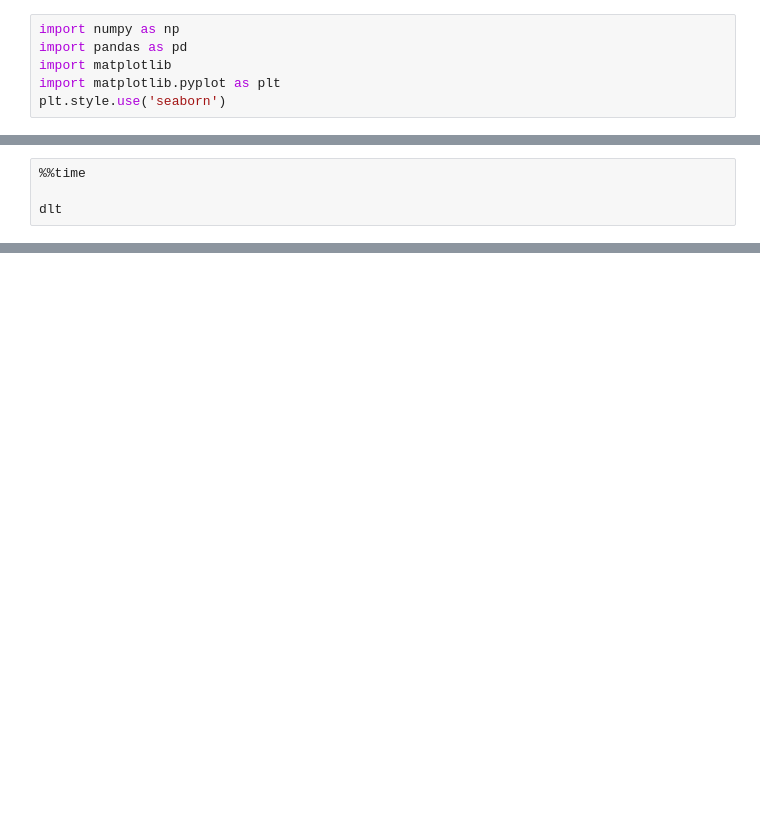
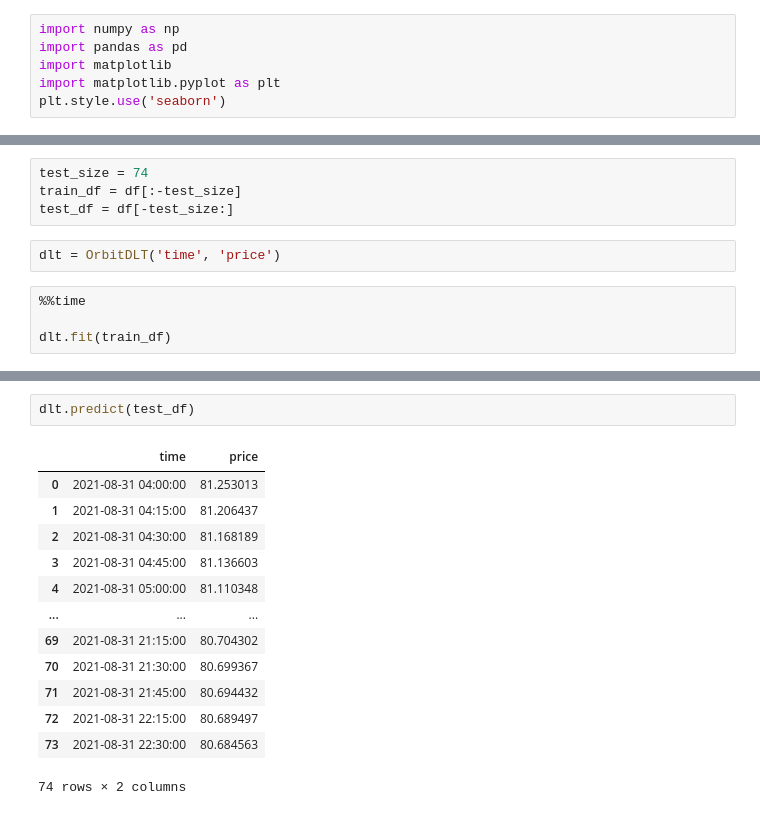
Before and after one commit to TheCopyNinjaDev/SHAMAN, a Jupyter notebook: notebooks/Damped Local Trend (DLT).ipynb, the cells around one changed output, grey strips where cells are left out. Saved outputs shown, nothing was run; the diff lists cells and outputs as text; blank space fills up the shorter version.

```diff
--- a/notebooks/Damped Local Trend (DLT).ipynb
+++ b/notebooks/Damped Local Trend (DLT).ipynb
@@ -28,4 +19,10 @@ dlt = DLTMAP(
+# %%
+test_size = 74
+train_df = df[:-test_size]
+test_df = df[-test_size:]
+# %%
+dlt = OrbitDLT('time', 'price')
 # %%
 %%time
 
-dlt
+dlt.fit(train_df)
@@ -31,0 +31,16 @@ dlt
+# %%
+dlt.predict(test_df)
+# %% [output]
+|  | time | price |
+| 0 | 2021-08-31 04:00:00 | 81.253013 |
+| 1 | 2021-08-31 04:15:00 | 81.206437 |
+| 2 | 2021-08-31 04:30:00 | 81.168189 |
+| 3 | 2021-08-31 04:45:00 | 81.136603 |
+| 4 | 2021-08-31 05:00:00 | 81.110348 |
+| ... | ... | ... |
+| 69 | 2021-08-31 21:15:00 | 80.704302 |
+| 70 | 2021-08-31 21:30:00 | 80.699367 |
+| 71 | 2021-08-31 21:45:00 | 80.694432 |
+| 72 | 2021-08-31 22:15:00 | 80.689497 |
+| 73 | 2021-08-31 22:30:00 | 80.684563 |
+74 rows × 2 columns
```
Also changed, not shown: parts of 6 cells of this notebook, 2 other files.
